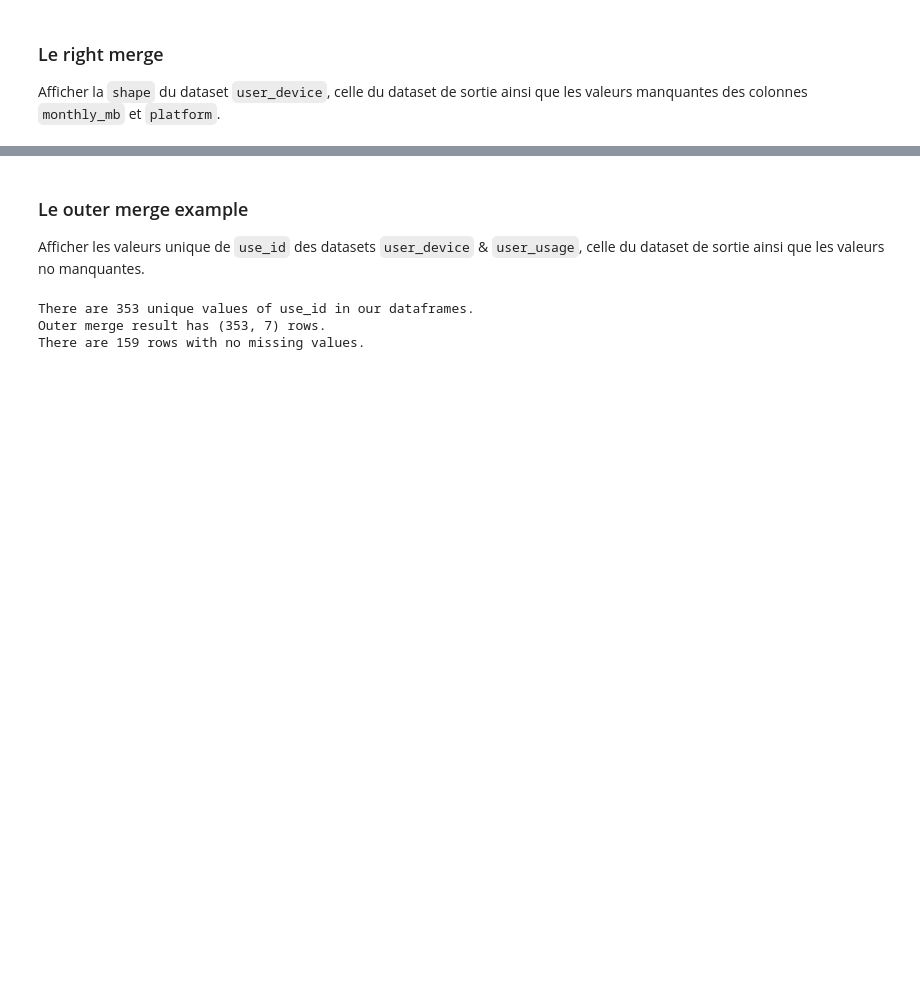
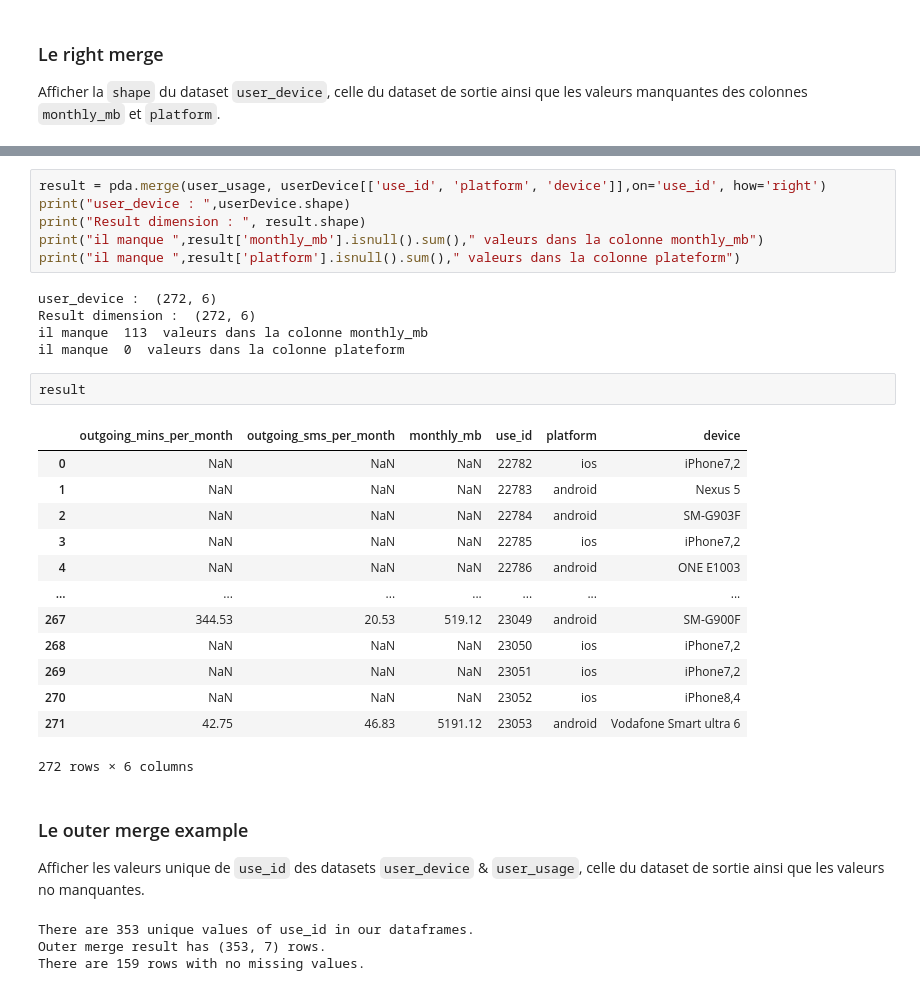
Before and after one commit to gruelg/M1-IOT-H3-PYTHON, a Jupyter notebook: Pandas_Merge_Exo.ipynb, the cells around one changed output, grey strips where cells are left out. Drawn from its saved outputs; the diff is of its cells as text; blank space fills up the shorter version.

```diff
--- a/Pandas_Merge_Exo.ipynb
+++ b/Pandas_Merge_Exo.ipynb
@@ -100,3 +136,30 @@ There are 0 missing values in the 'platform' column in the result.
+# %%
+result = pda.merge(user_usage, userDevice[['use_id', 'platform', 'device']],on='use_id', how='right')
+print("user_device : ",userDevice.shape)
+print("Result dimension : ", result.shape)
+print("il manque ",result['monthly_mb'].isnull().sum()," valeurs dans la colonne monthly_mb")
+print("il manque ",result['platform'].isnull().sum()," valeurs dans la colonne plateform")
+# %% [output]
+user_device :  (272, 6)
+Result dimension :  (272, 6)
+il manque  113  valeurs dans la colonne monthly_mb
+il manque  0  valeurs dans la colonne plateform
+# %%
+result
+# %% [output]
+|  | outgoing_mins_per_month | outgoing_sms_per_month | monthly_mb | use_id | platform | device |
+| 0 | NaN | NaN | NaN | 22782 | ios | iPhone7,2 |
+| 1 | NaN | NaN | NaN | 22783 | android | Nexus 5 |
+| 2 | NaN | NaN | NaN | 22784 | android | SM-G903F |
+| 3 | NaN | NaN | NaN | 22785 | ios | iPhone7,2 |
+| 4 | NaN | NaN | NaN | 22786 | android | ONE E1003 |
+| ... | ... | ... | ... | ... | ... | ... |
+| 267 | 344.53 | 20.53 | 519.12 | 23049 | android | SM-G900F |
+| 268 | NaN | NaN | NaN | 23050 | ios | iPhone7,2 |
+| 269 | NaN | NaN | NaN | 23051 | ios | iPhone7,2 |
+| 270 | NaN | NaN | NaN | 23052 | ios | iPhone8,4 |
+| 271 | 42.75 | 46.83 | 5191.12 | 23053 | android | Vodafone Smart ultra 6 |
+272 rows × 6 columns
 # %% [markdown]
 ### Le outer merge example
 
```
Also changed, not shown: parts of 20 cells of this notebook.
